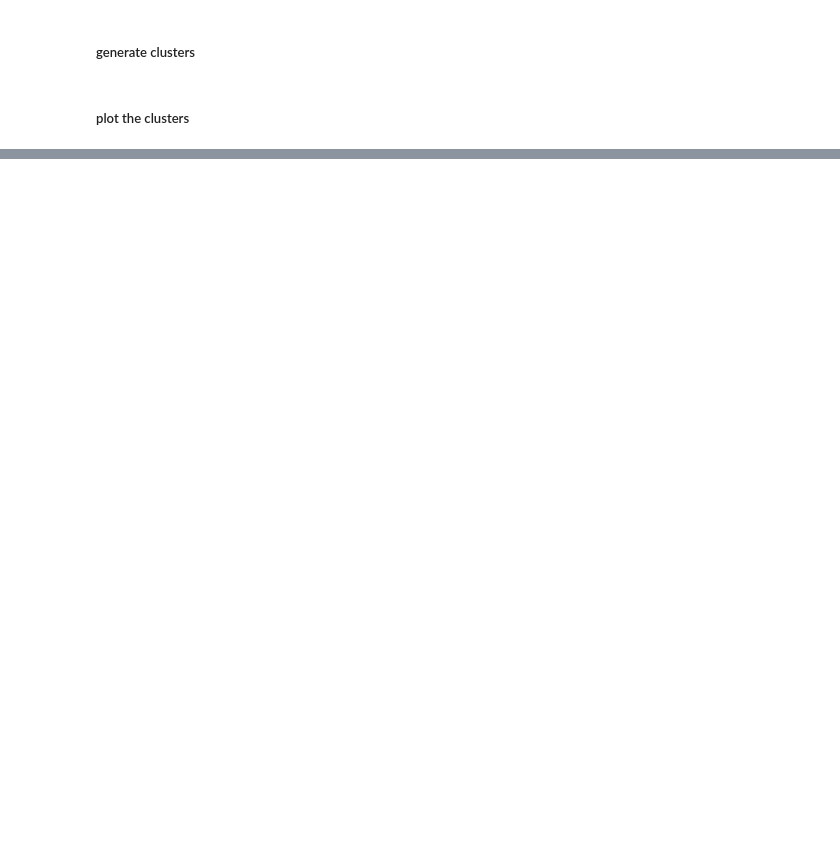
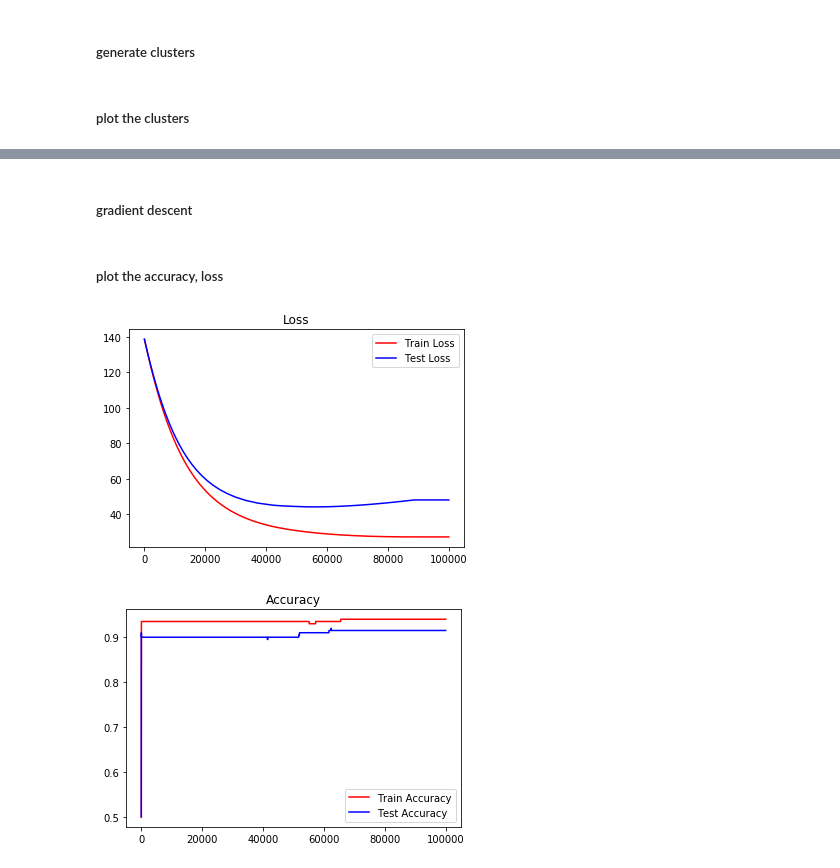
Before and after one commit to jm6534/MachineLearningProjectAssignment, a Jupyter notebook: Assignment1.ipynb, the cells around one changed output, grey strips where cells are left out. Drawn from its saved outputs; the diff is of its cells as text; code cells hidden in the pictures; blank space fills up the shorter version.

```diff
--- a/Assignment1.ipynb
+++ b/Assignment1.ipynb
@@ -35,0 +43,30 @@ plt.show()
+# %%
+def get_diff(target_label, point, u ,v ,b):
+    x, y = point[0], point[1]
+    res = -(target_label * np.log(sigmoid(u*x + v*y + b)) + (1-target_label)*np.log(1-sigmoid(u*x + v*y + b)))
+    return res
+
+def get_loss(c1, c2, u, v, b):
+    res = 0
+    for c1_point in c1:
+        res += get_diff(0, c1_point, u ,v ,b)
+    for c2_point in c2:
+        res += get_diff(1, c2_point, u ,v ,b)
+    return res
+
+def get_acc(c1, c2, u, v, b):
+    total = 0
+    correct = 0
+    for point in c1:
+        res = (sigmoid(u*point[0] + v*point[1] + b) <= 1/2)
+        total += 1
+        if res:
+             correct += 1
+    for point in c2:
+        res = (sigmoid(u*point[0] + v*point[1] + b) > 1/2)
+        total += 1
+        if res:
+             correct += 1
+    return correct/total
+# %% [markdown]
+##### gradient descent
@@ -35,0 +130,17 @@ plt.show()
+# %% [markdown]
+##### plot the accuracy, loss
+# %%
+plt.plot(train_loss_list, color='#ff0000', label='Train Loss')
+plt.plot(test_loss_list, color='#0000ff', label='Test Loss')
+plt.legend(['Train Loss','Test Loss'])
+plt.title('Loss')
+plt.show()
+
+plt.plot(train_acc_list, color='#ff0000', label='Train Accuracy')
+plt.plot(test_acc_list, color='#0000ff', label='Test Accuracy')
+plt.legend(['Train Accuracy','Test Accuracy'])
+plt.title('Accuracy')
+plt.show()
+# %% [output]
+[figure, added]
+[figure, added]
```
Also changed, not shown: parts of 6 cells of this notebook.
